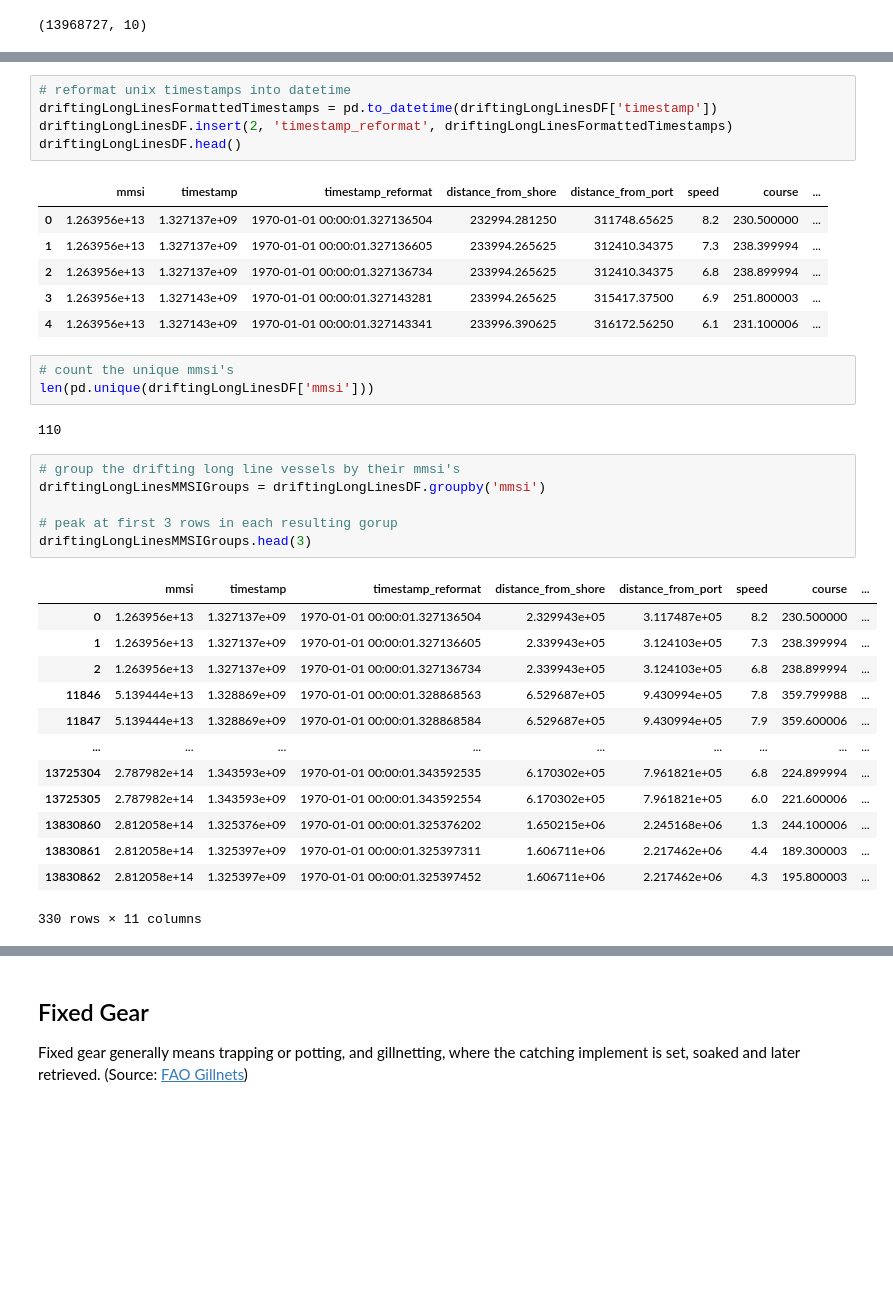
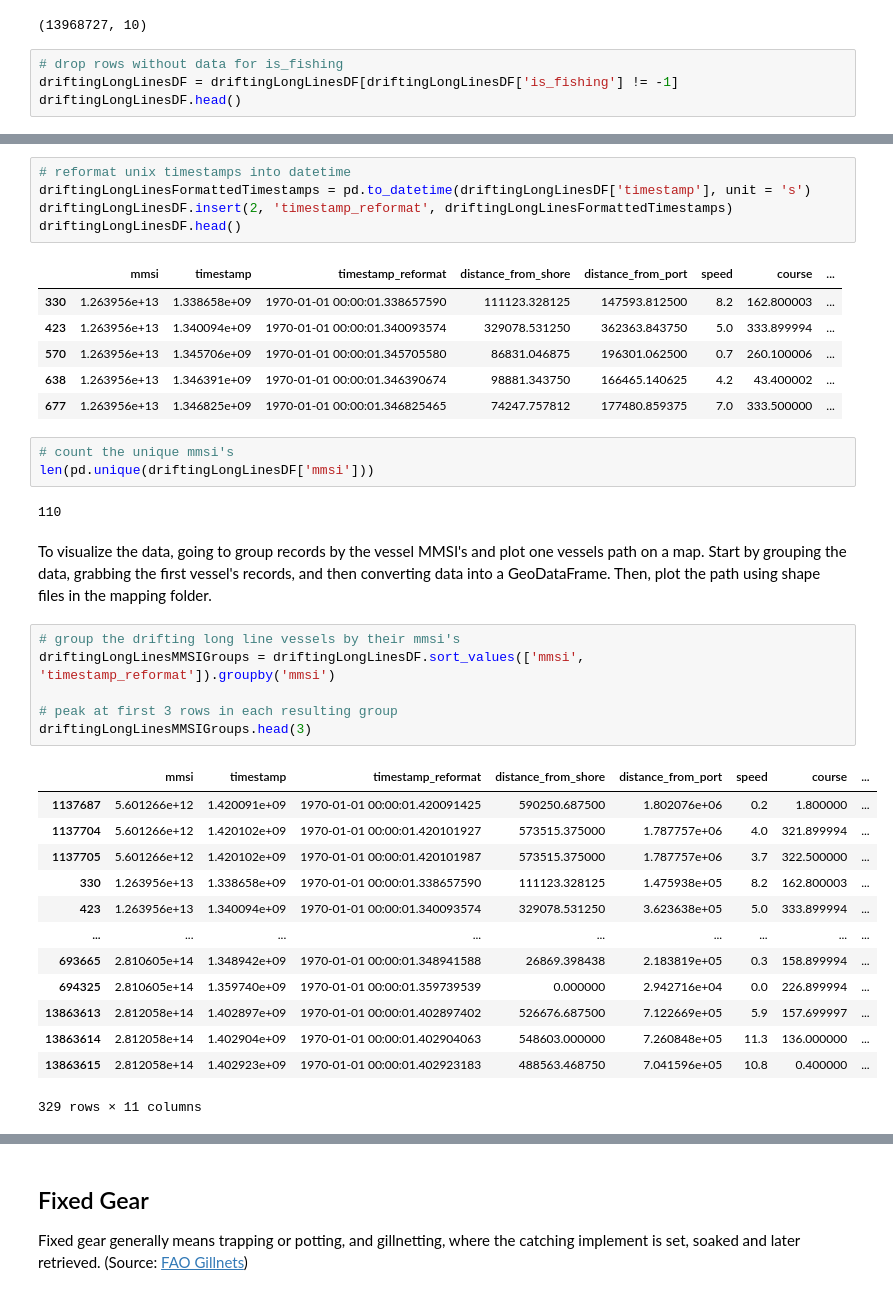
Before and after one commit to seankim658/Fishing-Detection, a Jupyter notebook: main-notebook.ipynb, the cells around one changed output, grey strips where cells are left out. Drawn from its saved outputs; the diff is of its cells as text; blank space fills up the shorter version.

```diff
--- a/main-notebook.ipynb
+++ b/main-notebook.ipynb
@@ -75,3 +93,7 @@ driftingLongLinesDF.head()
 driftingLongLinesDF.shape
 # %% [output]
 (13968727, 10)
+# %%
+# drop rows without data for is_fishing
+driftingLongLinesDF = driftingLongLinesDF[driftingLongLinesDF['is_fishing'] != -1]
+driftingLongLinesDF.head()
@@ -119,38 +150,40 @@ source                  0
 dtype: int64
 # %%
 # reformat unix timestamps into datetime
-driftingLongLinesFormattedTimestamps = pd.to_datetime(driftingLongLinesDF['timestamp'])
+driftingLongLinesFormattedTimestamps = pd.to_datetime(driftingLongLinesDF['timestamp'], unit = 's')
 driftingLongLinesDF.insert(2, 'timestamp_reformat', driftingLongLinesFormattedTimestamps)
 driftingLongLinesDF.head()
 # %% [output]
 |  | mmsi | timestamp | timestamp_reformat | distance_from_shore | distance_from_port | speed | course | ... |
-| 0 | 1.263956e+13 | 1.327137e+09 | 1970-01-01 00:00:01.327136504 | 232994.281250 | 311748.65625 | 8.2 | 230.500000 | ... |
-| 1 | 1.263956e+13 | 1.327137e+09 | 1970-01-01 00:00:01.327136605 | 233994.265625 | 312410.34375 | 7.3 | 238.399994 | ... |
-| 2 | 1.263956e+13 | 1.327137e+09 | 1970-01-01 00:00:01.327136734 | 233994.265625 | 312410.34375 | 6.8 | 238.899994 | ... |
-| 3 | 1.263956e+13 | 1.327143e+09 | 1970-01-01 00:00:01.327143281 | 233994.265625 | 315417.37500 | 6.9 | 251.800003 | ... |
-| 4 | 1.263956e+13 | 1.327143e+09 | 1970-01-01 00:00:01.327143341 | 233996.390625 | 316172.56250 | 6.1 | 231.100006 | ... |
+| 330 | 1.263956e+13 | 1.338658e+09 | 1970-01-01 00:00:01.338657590 | 111123.328125 | 147593.812500 | 8.2 | 162.800003 | ... |
+| 423 | 1.263956e+13 | 1.340094e+09 | 1970-01-01 00:00:01.340093574 | 329078.531250 | 362363.843750 | 5.0 | 333.899994 | ... |
+| 570 | 1.263956e+13 | 1.345706e+09 | 1970-01-01 00:00:01.345705580 | 86831.046875 | 196301.062500 | 0.7 | 260.100006 | ... |
+| 638 | 1.263956e+13 | 1.346391e+09 | 1970-01-01 00:00:01.346390674 | 98881.343750 | 166465.140625 | 4.2 | 43.400002 | ... |
+| 677 | 1.263956e+13 | 1.346825e+09 | 1970-01-01 00:00:01.346825465 | 74247.757812 | 177480.859375 | 7.0 | 333.500000 | ... |
 # %%
 # count the unique mmsi's
 len(pd.unique(driftingLongLinesDF['mmsi']))
 # %% [output]
 110
+# %% [markdown]
+To visualize the data, going to group records by the vessel MMSI's and plot one vessels path on a map. Start by grouping the data, grabbing the first vessel's records, and then converting data into a GeoDataFrame. Then, plot the path using shape files in the mapping folder.
 # %%
 # group the drifting long line vessels by their mmsi's
-driftingLongLinesMMSIGroups = driftingLongLinesDF.groupby('mmsi')
+driftingLongLinesMMSIGroups = driftingLongLinesDF.sort_values(['mmsi', 'timestamp_reformat']).groupby('mmsi')
 
-# peak at first 3 rows in each resulting gorup
+# peak at first 3 rows in each resulting group
 driftingLongLinesMMSIGroups.head(3)
 # %% [output]
 |  | mmsi | timestamp | timestamp_reformat | distance_from_shore | distance_from_port | speed | course | ... |
-| 0 | 1.263956e+13 | 1.327137e+09 | 1970-01-01 00:00:01.327136504 | 2.329943e+05 | 3.117487e+05 | 8.2 | 230.500000 | ... |
-| 1 | 1.263956e+13 | 1.327137e+09 | 1970-01-01 00:00:01.327136605 | 2.339943e+05 | 3.124103e+05 | 7.3 | 238.399994 | ... |
-| 2 | 1.263956e+13 | 1.327137e+09 | 1970-01-01 00:00:01.327136734 | 2.339943e+05 | 3.124103e+05 | 6.8 | 238.899994 | ... |
-| 11846 | 5.139444e+13 | 1.328869e+09 | 1970-01-01 00:00:01.328868563 | 6.529687e+05 | 9.430994e+05 | 7.8 | 359.799988 | ... |
-| 11847 | 5.139444e+13 | 1.328869e+09 | 1970-01-01 00:00:01.328868584 | 6.529687e+05 | 9.430994e+05 | 7.9 | 359.600006 | ... |
+| 1137687 | 5.601266e+12 | 1.420091e+09 | 1970-01-01 00:00:01.420091425 | 590250.687500 | 1.802076e+06 | 0.2 | 1.800000 | ... |
+| 1137704 | 5.601266e+12 | 1.420102e+09 | 1970-01-01 00:00:01.420101927 | 573515.375000 | 1.787757e+06 | 4.0 | 321.899994 | ... |
+| 1137705 | 5.601266e+12 | 1.420102e+09 | 1970-01-01 00:00:01.420101987 | 573515.375000 | 1.787757e+06 | 3.7 | 322.500000 | ... |
+| 330 | 1.263956e+13 | 1.338658e+09 | 1970-01-01 00:00:01.338657590 | 111123.328125 | 1.475938e+05 | 8.2 | 162.800003 | ... |
+| 423 | 1.263956e+13 | 1.340094e+09 | 1970-01-01 00:00:01.340093574 | 329078.531250 | 3.623638e+05 | 5.0 | 333.899994 | ... |
 | ... | ... | ... | ... | ... | ... | ... | ... | ... |
-| 13725304 | 2.787982e+14 | 1.343593e+09 | 1970-01-01 00:00:01.343592535 | 6.170302e+05 | 7.961821e+05 | 6.8 | 224.899994 | ... |
-| 13725305 | 2.787982e+14 | 1.343593e+09 | 1970-01-01 00:00:01.343592554 | 6.170302e+05 | 7.961821e+05 | 6.0 | 221.600006 | ... |
-| 13830860 | 2.812058e+14 | 1.325376e+09 | 1970-01-01 00:00:01.325376202 | 1.650215e+06 | 2.245168e+06 | 1.3 | 244.100006 | ... |
-| 13830861 | 2.812058e+14 | 1.325397e+09 | 1970-01-01 00:00:01.325397311 | 1.606711e+06 | 2.217462e+06 | 4.4 | 189.300003 | ... |
-| 13830862 | 2.812058e+14 | 1.325397e+09 | 1970-01-01 00:00:01.325397452 | 1.606711e+06 | 2.217462e+06 | 4.3 | 195.800003 | ... |
+| 693665 | 2.810605e+14 | 1.348942e+09 | 1970-01-01 00:00:01.348941588 | 26869.398438 | 2.183819e+05 | 0.3 | 158.899994 | ... |
+| 694325 | 2.810605e+14 | 1.359740e+09 | 1970-01-01 00:00:01.359739539 | 0.000000 | 2.942716e+04 | 0.0 | 226.899994 | ... |
+| 13863613 | 2.812058e+14 | 1.402897e+09 | 1970-01-01 00:00:01.402897402 | 526676.687500 | 7.122669e+05 | 5.9 | 157.699997 | ... |
+| 13863614 | 2.812058e+14 | 1.402904e+09 | 1970-01-01 00:00:01.402904063 | 548603.000000 | 7.260848e+05 | 11.3 | 136.000000 | ... |
+| 13863615 | 2.812058e+14 | 1.402923e+09 | 1970-01-01 00:00:01.402923183 | 488563.468750 | 7.041596e+05 | 10.8 | 0.400000 | ... |
-330 rows × 11 columns
+329 rows × 11 columns
```
Also changed, not shown: parts of 23 cells of this notebook, 9 other files.
